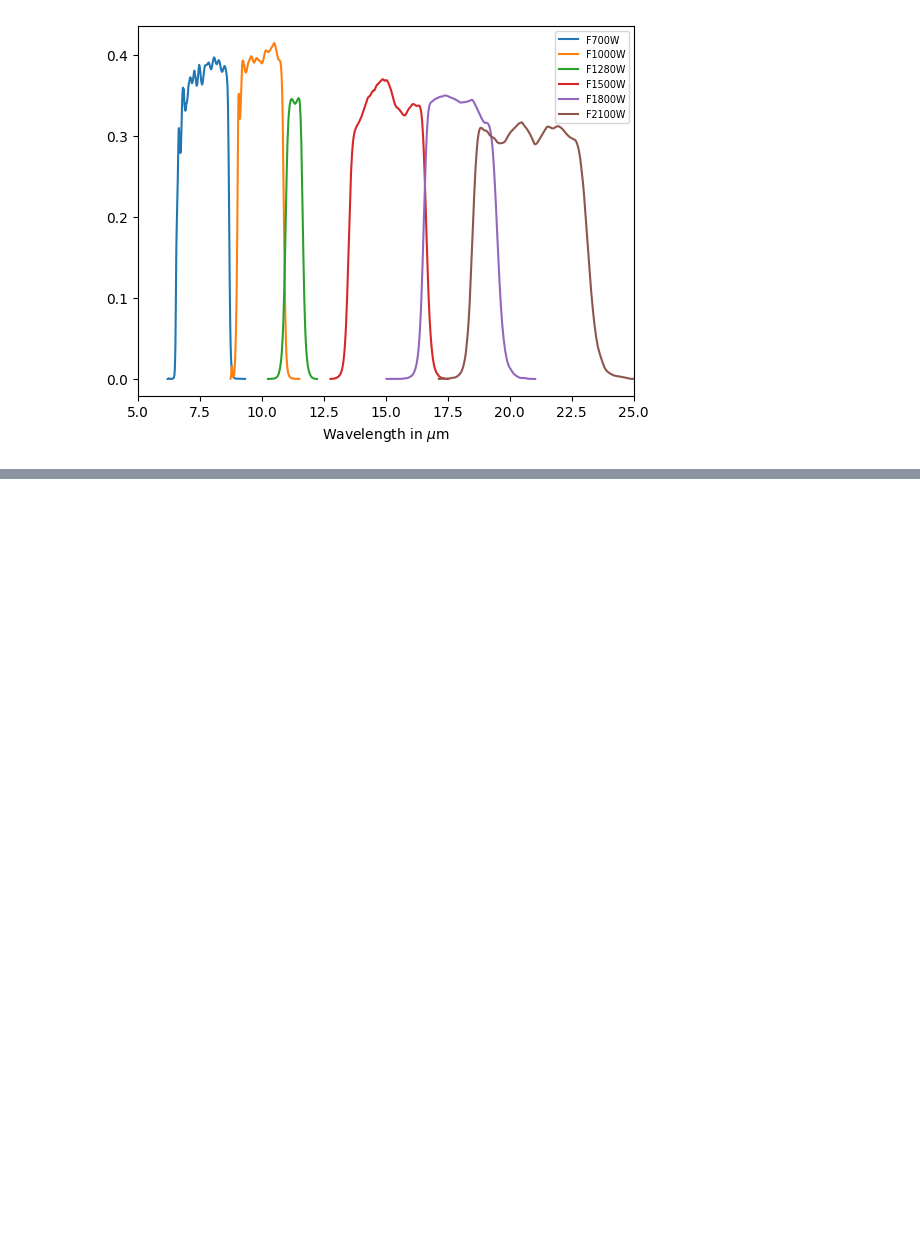
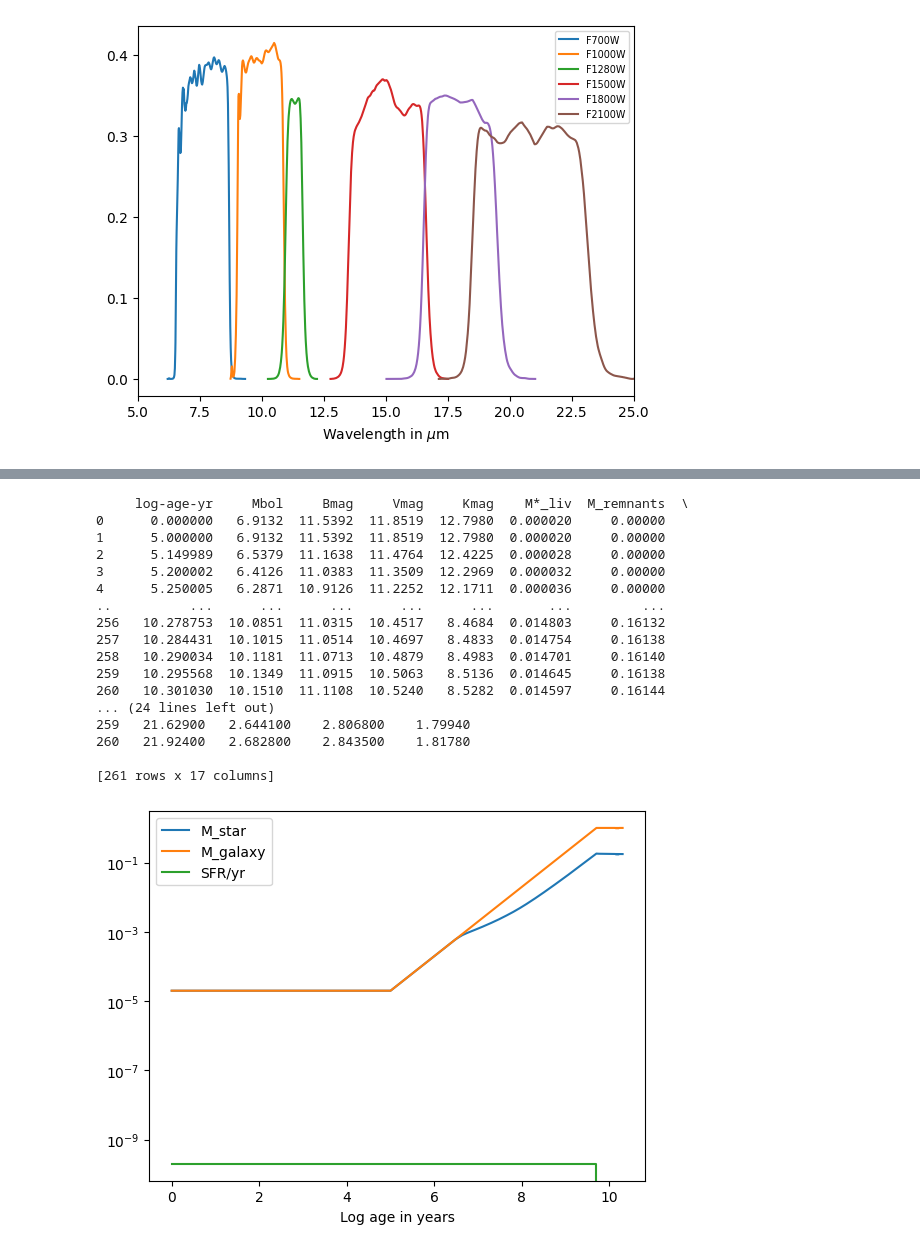
Before and after one commit to clilje/summer_2023, a Jupyter notebook: Week 1/filter-check.ipynb, the cells around one changed output, grey strips where cells are left out. Cells and saved outputs as stored; diff of their text form; code cells hidden in the pictures; blank space fills up the shorter version.

```diff
--- a/Week 1/filter-check.ipynb
+++ b/Week 1/filter-check.ipynb
@@ -87,0 +135,36 @@ print(df)
+# %%
+df = pd.read_csv('SFR-trials/sfrSingleburst.txt', delimiter= '\s+', skiprows=30,names=['log-age-yr','Mbol','Bmag',
+                                                                             'Vmag','Kmag','M*_liv','M_remnants',
+                                                                             'M_ret_gas','M_galaxy','SFR/yr',
+                                                                             'M*_liv+M_rem','M*_tot/Lb','M*_tot/Lv',
+                                                                             'M*_tot/Lk','M*_liv/Lb','M*_liv/Lv<','M*_liv/Lk'])
+print(df)
+plt.plot(df['log-age-yr'].to_numpy(), df['M*_liv+M_rem'].to_numpy(), label='M_star')
+plt.plot(df['log-age-yr'].to_numpy(), df['M_galaxy'].to_numpy(), label='M_galaxy')
+plt.plot(df['log-age-yr'].to_numpy(), df['SFR/yr'].to_numpy(), label='SFR/yr')
+plt.legend()
+#plt.xscale('log')
+plt.yscale('log')
+plt.xlabel('Log age in years')
+
+plt.savefig('burstSFR')
+plt.show()
+# %% [output]
+     log-age-yr     Mbol     Bmag     Vmag     Kmag    M*_liv  M_remnants  \
+0      0.000000   6.9132  11.5392  11.8519  12.7980  0.000020     0.00000
+1      5.000000   6.9132  11.5392  11.8519  12.7980  0.000020     0.00000
+2      5.149989   6.5379  11.1638  11.4764  12.4225  0.000028     0.00000
+3      5.200002   6.4126  11.0383  11.3509  12.2969  0.000032     0.00000
+4      5.250005   6.2871  10.9126  11.2252  12.1711  0.000036     0.00000
+..          ...      ...      ...      ...      ...       ...         ...
+256   10.278753  10.0851  11.0315  10.4517   8.4684  0.014803     0.16132
+257   10.284431  10.1015  11.0514  10.4697   8.4833  0.014754     0.16138
+258   10.290034  10.1181  11.0713  10.4879   8.4983  0.014701     0.16140
+259   10.295568  10.1349  11.0915  10.5063   8.5136  0.014645     0.16138
+260   10.301030  10.1510  11.1108  10.5240   8.5282  0.014597     0.16144
+... (24 lines left out)
+259   21.62900   2.644100    2.806800    1.79940
+260   21.92400   2.682800    2.843500    1.81780
+
+[261 rows x 17 columns]
+[figure, added]
```
Also changed, not shown: parts of 4 cells of this notebook, 8 other files.
